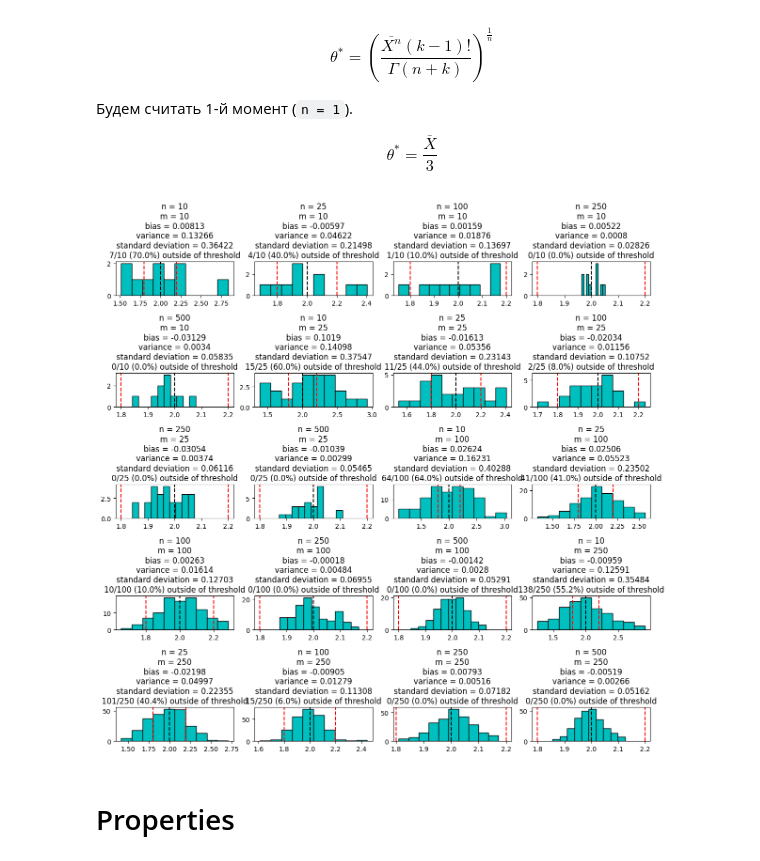
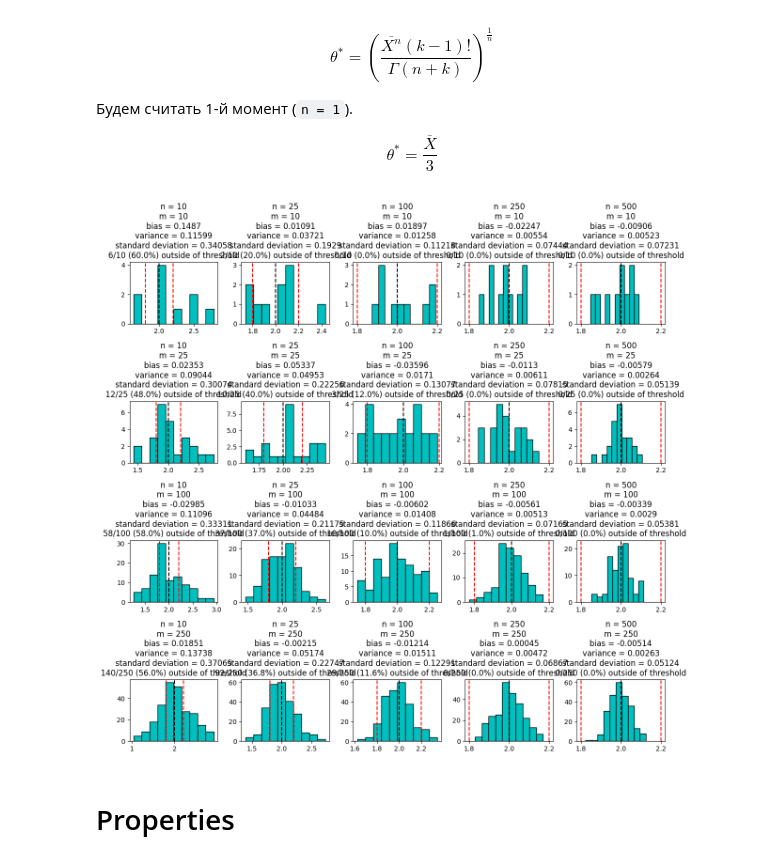
Before and after one commit to snitron/matstat, a Jupyter notebook: lab2.ipynb, the cells around one changed output. Saved outputs shown, nothing was run; the diff lists cells and outputs as text; code cells hidden in the pictures.

```diff
--- a/lab2.ipynb
+++ b/lab2.ipynb
@@ -54,35 +54,35 @@ pdf_dist = cdf_dist_impl(a=0, b=float("inf"))
 def get_theta(n):
     return np.mean(pdf_dist.rvs(size=n)) / 3
 
-fig, axs = plt.subplots(len(ns), len(ms), figsize=(12, 12))
+fig, axs = plt.subplots(len(ms), len(ns), figsize=(12, 12))
 i = 0
 for m in ms:
     for n in ns:
         thetas = np.array([get_theta(n) for _ in range(m)])
         true_thetas = np.array([true_theta for _ in range(m)])
 
         bias = np.mean(thetas) - true_theta
         var = np.var(thetas - true_thetas)
         std = np.std(thetas - true_thetas)
 
         out = len(list(filter(lambda x: abs(x) > threshold, thetas - true_thetas)))
 
         axs.flatten()[i].hist(thetas, color="c", edgecolor="k")
         axs.flatten()[i].set_title(
             f"""n = {n}\n"""
             f"""m = {m}\n"""
             f"""bias = {round(bias, 5)}\n"""
             f"""variance = {round(var, 5)}\n"""
             f"""standard deviation = {round(std, 5)}\n"""
             f"""{out}/{m} ({round(out / m * 100, 1)}%) outside of threshold"""
         )
         axs.flatten()[i].axvline(true_theta, color="k", linestyle="dashed")
         axs.flatten()[i].axvline(true_theta + threshold, color="r", linestyle="dashed")
         axs.flatten()[i].axvline(true_theta - threshold, color="r", linestyle="dashed")
         i += 1
 fig.tight_layout()
 # %% [output]
-[figure, old version]
+[figure, new version]
 # %% [markdown]
 # Properties
 # %% [markdown]
```
